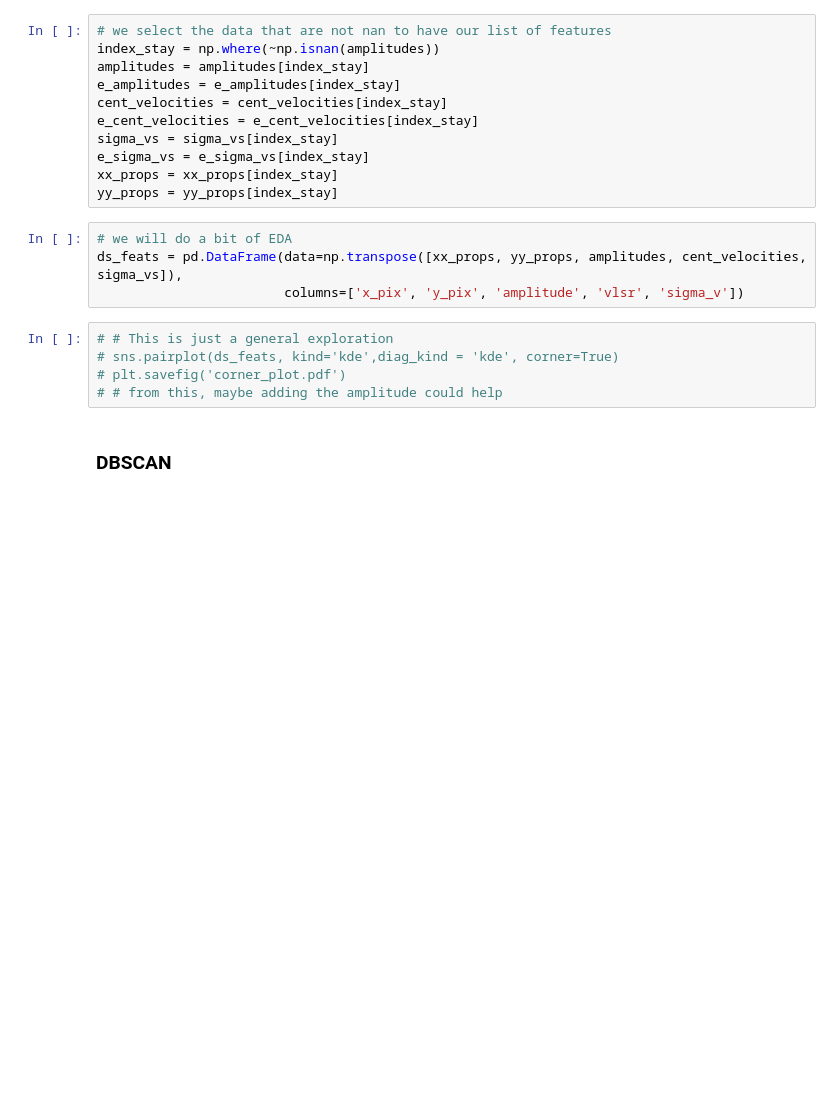
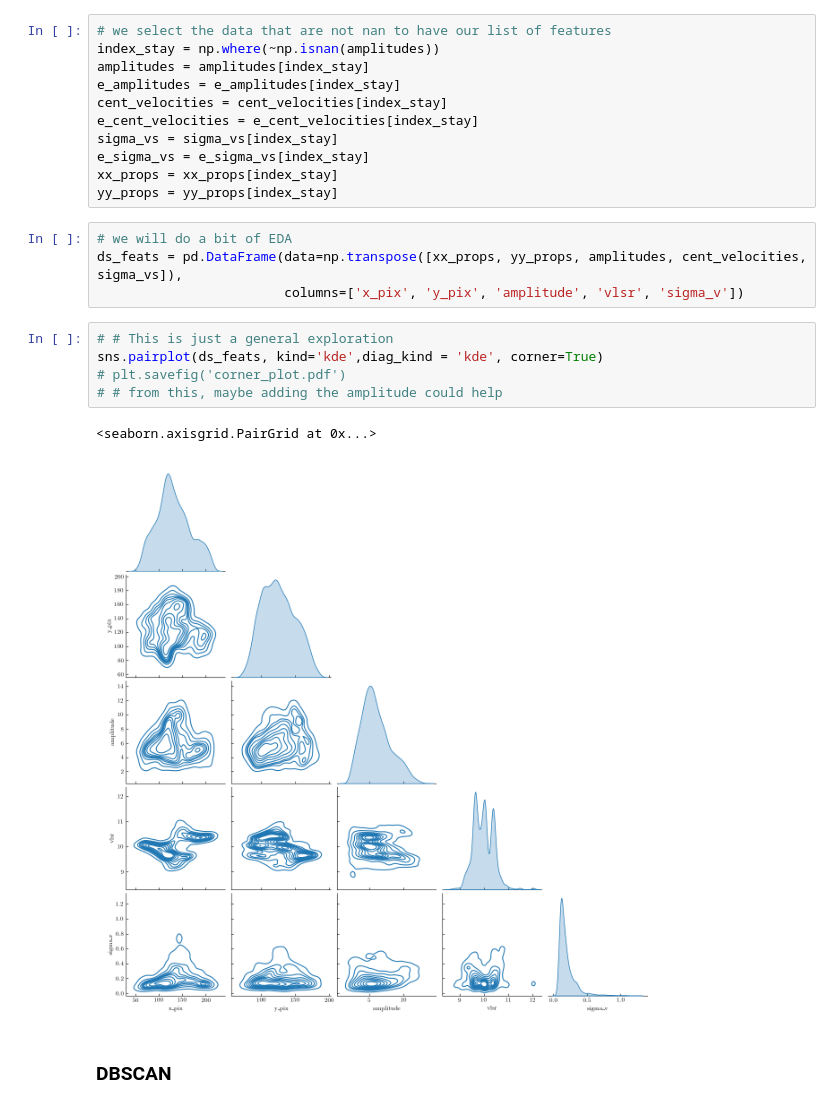
Before and after one commit to tere-valdivia/Barnard_5_infall, a Jupyter notebook: B5_IRS1_ALMA/gaussfit_H2CO/analysis_central_chans_masked/define_gaussian_components_chanmasked.ipynb, the cells around one changed output. Saved outputs shown, nothing was run; the diff lists cells and outputs as text; blank space fills up the shorter version.

```diff
--- a/B5_IRS1_ALMA/gaussfit_H2CO/analysis_central_chans_masked/define_gaussian_components_chanmasked.ipynb
+++ b/B5_IRS1_ALMA/gaussfit_H2CO/analysis_central_chans_masked/define_gaussian_components_chanmasked.ipynb
@@ -409,9 +409,12 @@ ds_feats = pd.DataFrame(data=np.transpose([xx_props, yy_props, amplitudes, cent_
                         columns=['x_pix', 'y_pix', 'amplitude', 'vlsr', 'sigma_v'])
 # %%
 # # This is just a general exploration
-# sns.pairplot(ds_feats, kind='kde',diag_kind = 'kde', corner=True)
+sns.pairplot(ds_feats, kind='kde',diag_kind = 'kde', corner=True)
 # plt.savefig('corner_plot.pdf')
 # # from this, maybe adding the amplitude could help
+# %% [output]
+<seaborn.axisgrid.PairGrid at 0x...>
+[figure, added]
 # %% [markdown]
 ### DBSCAN
 # %% [markdown]
```
Also changed, not shown: 6 other files.
